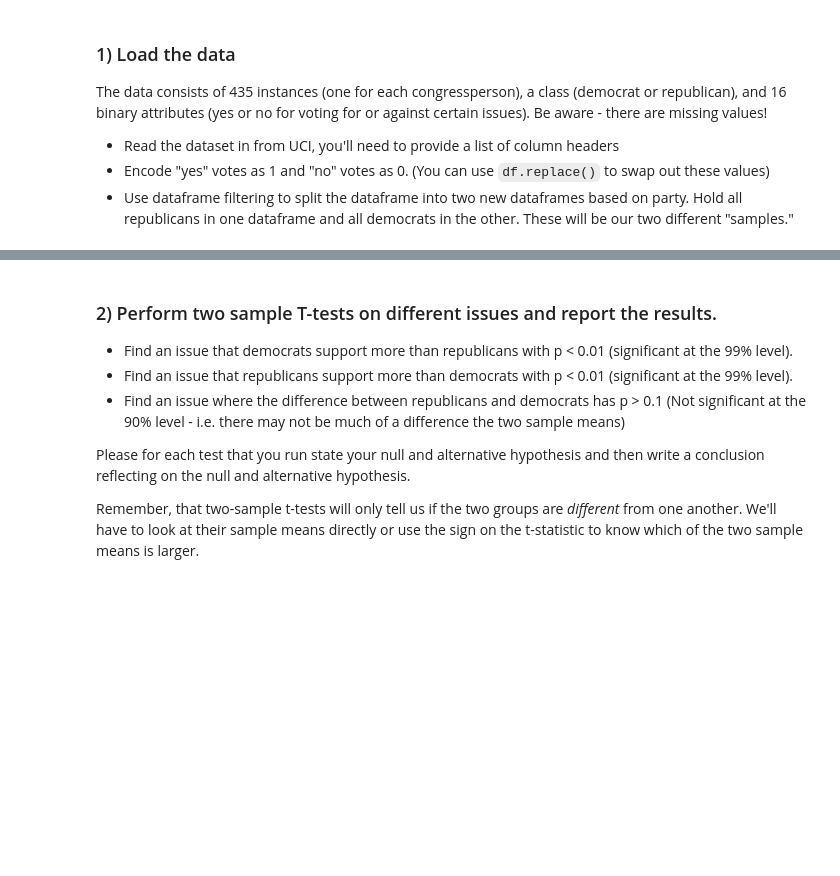
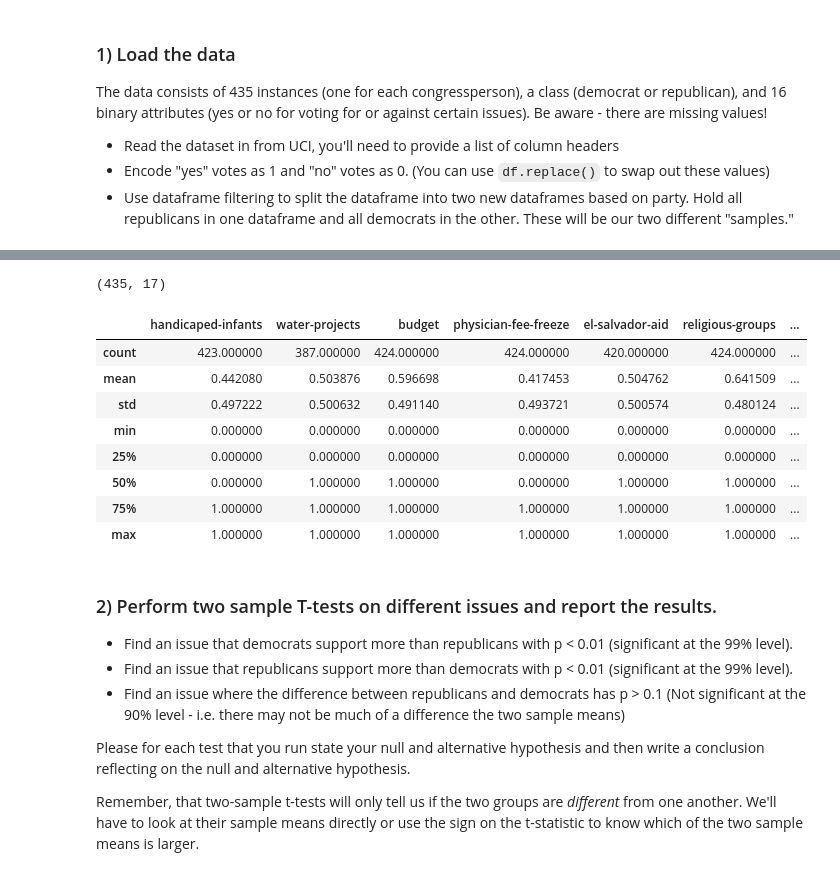
Before and after one commit to n8mcdunna/DS-Unit-1-Sprint-2-Statistics, a Jupyter notebook: module1/Nathan_Statistics_Probability_Assignment.ipynb, the cells around one changed output, grey strips where cells are left out. Saved outputs shown, nothing was run; the diff lists cells and outputs as text; code cells hidden in the pictures; blank space fills up the shorter version.

```diff
--- a/module1/Nathan_Statistics_Probability_Assignment.ipynb
+++ b/module1/Nathan_Statistics_Probability_Assignment.ipynb
@@ -161,0 +182,4 @@ df1.head()
+# %%
+# Cateorical encoding
+df1 = df1.replace({'y': 1, 'n': 0, '?': np.nan})
+df1.head()
@@ -162,3 +193,17 @@ df1.head()
+# %%
+print(df1.shape)
+df1.describe()
+# %% [output]
+(435, 17)
+|  | handicaped-infants | water-projects | budget | physician-fee-freeze | el-salvador-aid | religious-groups | ... |
+| count | 423.000000 | 387.000000 | 424.000000 | 424.000000 | 420.000000 | 424.000000 | ... |
+| mean | 0.442080 | 0.503876 | 0.596698 | 0.417453 | 0.504762 | 0.641509 | ... |
+| std | 0.497222 | 0.500632 | 0.491140 | 0.493721 | 0.500574 | 0.480124 | ... |
+| min | 0.000000 | 0.000000 | 0.000000 | 0.000000 | 0.000000 | 0.000000 | ... |
+| 25% | 0.000000 | 0.000000 | 0.000000 | 0.000000 | 0.000000 | 0.000000 | ... |
+| 50% | 0.000000 | 1.000000 | 1.000000 | 0.000000 | 1.000000 | 1.000000 | ... |
+| 75% | 1.000000 | 1.000000 | 1.000000 | 1.000000 | 1.000000 | 1.000000 | ... |
+| max | 1.000000 | 1.000000 | 1.000000 | 1.000000 | 1.000000 | 1.000000 | ... |
 # %% [markdown]
 ### 2) Perform two sample T-tests on different issues and report the results.
 
```
Also changed, not shown: parts of 11 cells of this notebook.
